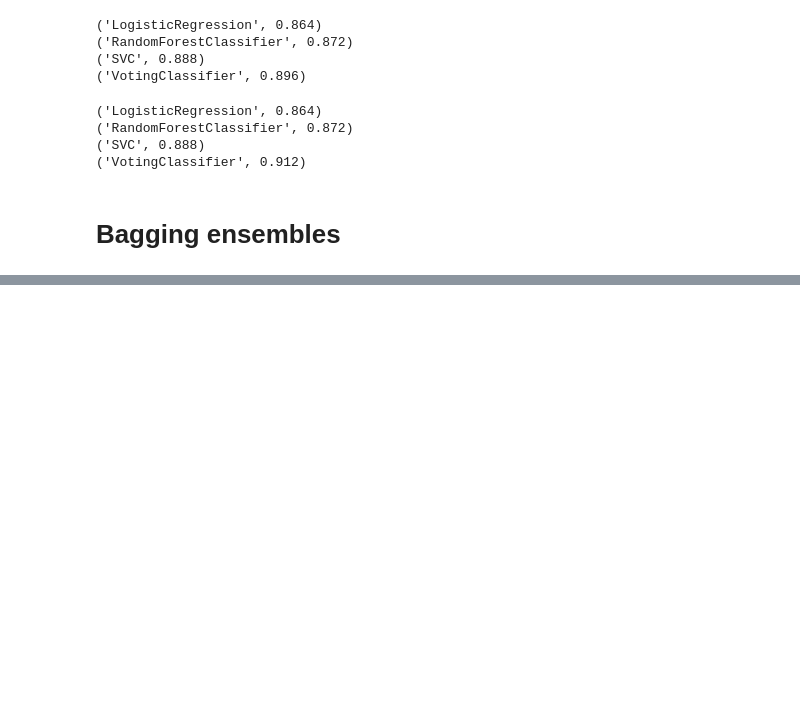
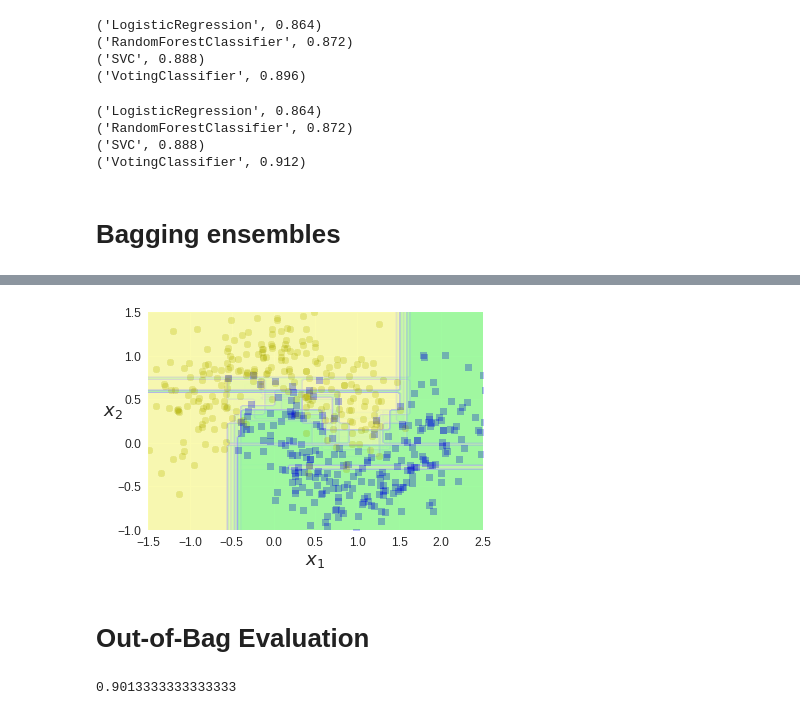
Before and after one commit to bmoretz/Notebooks, a Jupyter notebook: Hands-OnMachineLearning/ch_07.ipynb, the cells around one changed output, grey strips where cells are left out. Saved outputs shown, nothing was run; the diff lists cells and outputs as text; code cells hidden in the pictures; blank space fills up the shorter version.

```diff
--- a/Hands-OnMachineLearning/ch_07.ipynb
+++ b/Hands-OnMachineLearning/ch_07.ipynb
@@ -122,0 +180,15 @@ for clf in (log_clf, rnd_clf, svm_clf, voting_clf):
+# %%
+bag_clf = BaggingClassifier(
+    DecisionTreeClassifier(splitter="random", max_leaf_nodes = 16, random_state = 42),
+    n_estimators = 500, max_samples = 1.0, bootstrap = True, n_jobs = -1, random_state = 42
+)
+# %%
+bag_clf.fit(X_train, y_train)
+y_pred = bag_clf.predict(X_test)
+# %%
+from sklearn.ensemble import RandomForestClassifier
+
+rnd_clf = RandomForestClassifier(n_estimators=500, max_leaf_nodes=16, n_jobs=-1, random_state=42)
+rnd_clf.fit(X_train, y_train)
+
+y_pred_rf = rnd_clf.predict(X_test)
@@ -122,0 +218,21 @@ for clf in (log_clf, rnd_clf, svm_clf, voting_clf):
+# %%
+plt.figure(figsize=(6,4))
+
+for i in range(15):
+  tree_clf = DecisionTreeClassifier(max_leaf_nodes = 16, random_state = 42 + i)
+  indices_with_replacement = np.random.randint(0, len(X_train), len(X_train))
+  tree_clf.fit(X[indices_with_replacement], y[indices_with_replacement])
+  plot_decision_boundary(tree_clf, X, y, axes=[-1.5, 2.5, -1, 1.5], alpha = 0.02, contour = False)
+# %% [output]
+[figure, added]
+# %% [markdown]
+# Out-of-Bag Evaluation
+# %%
+bag_clf = BaggingClassifier(
+    DecisionTreeClassifier(random_state=42), n_estimators=500,
+    bootstrap = True, n_jobs = -1, oob_score = True, random_state = 40
+)
+bag_clf.fit(X_train, y_train)
+bag_clf.oob_score_
+# %% [output]
+0.9013333333333333
```
Also changed, not shown: parts of 22 cells of this notebook.
